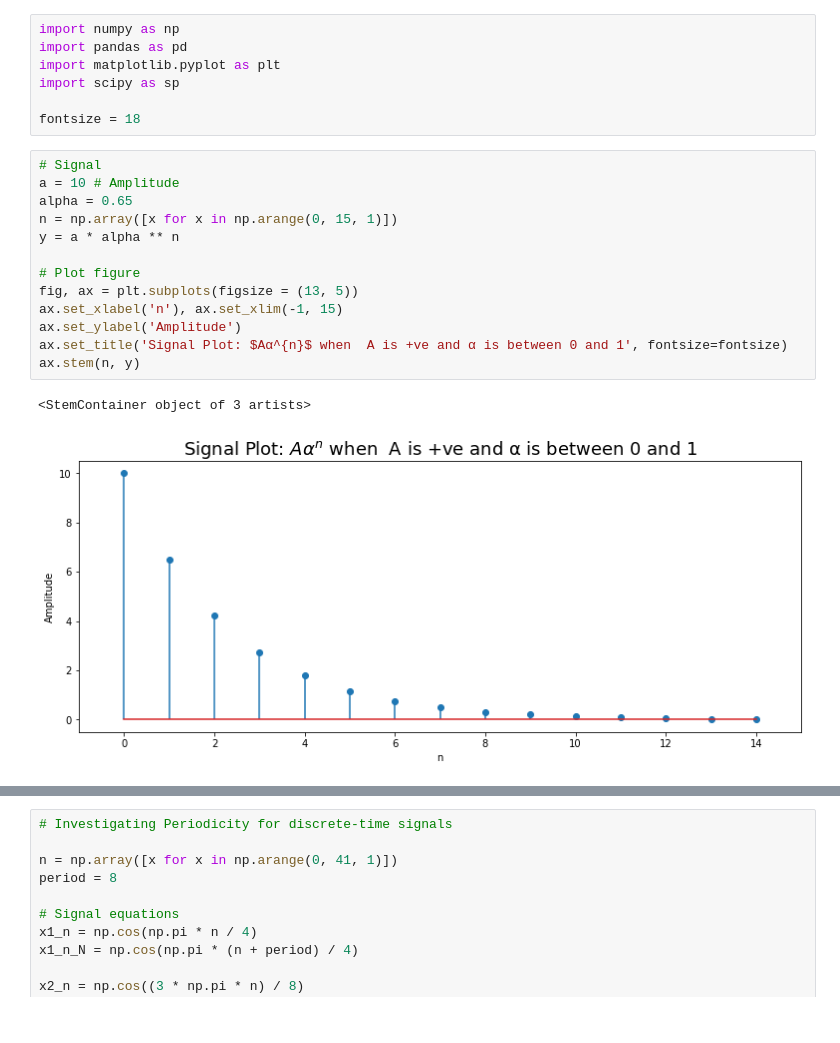
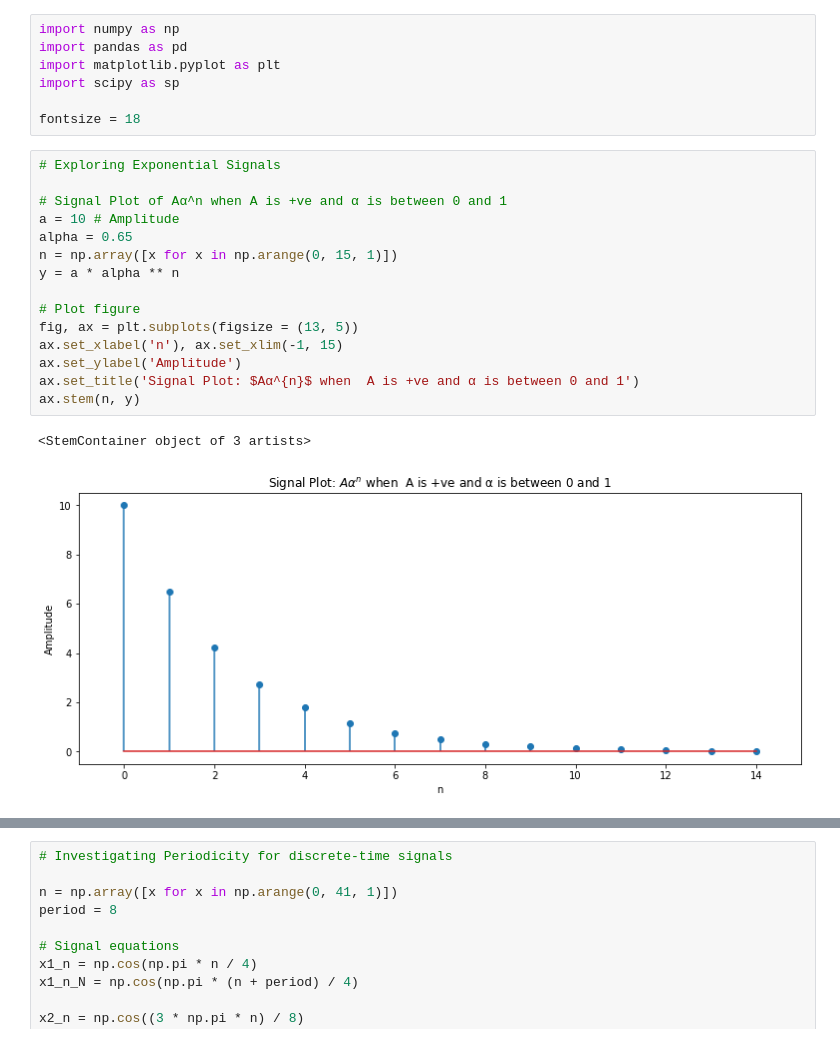
Before and after one commit to timitaiwo/code-samples, a Jupyter notebook: Signals Experiment.ipynb, the cells around one changed output, grey strips where cells are left out. Cells and saved outputs as stored; diff of their text form.

Commit message:
Signals experiment file update

```diff
--- a/Signals Experiment.ipynb
+++ b/Signals Experiment.ipynb
@@ -6,19 +6,21 @@ import scipy as sp
 
 fontsize = 18
 # %%
-# Signal
+# Exploring Exponential Signals
+
+# Signal Plot of Aα^n when A is +ve and α is between 0 and 1
 a = 10 # Amplitude
 alpha = 0.65
 n = np.array([x for x in np.arange(0, 15, 1)])
 y = a * alpha ** n
 
 # Plot figure
 fig, ax = plt.subplots(figsize = (13, 5))
 ax.set_xlabel('n'), ax.set_xlim(-1, 15)
 ax.set_ylabel('Amplitude')
-ax.set_title('Signal Plot: $Aα^{n}$ when  A is +ve and α is between 0 and 1', fontsize=fontsize)
+ax.set_title('Signal Plot: $Aα^{n}$ when  A is +ve and α is between 0 and 1')
 ax.stem(n, y)
 # %% [output]
 <StemContainer object of 3 artists>
-[figure, old version]
+[figure, new version]
 # %%
```
Also changed, not shown: parts of 1 cell of this notebook.
